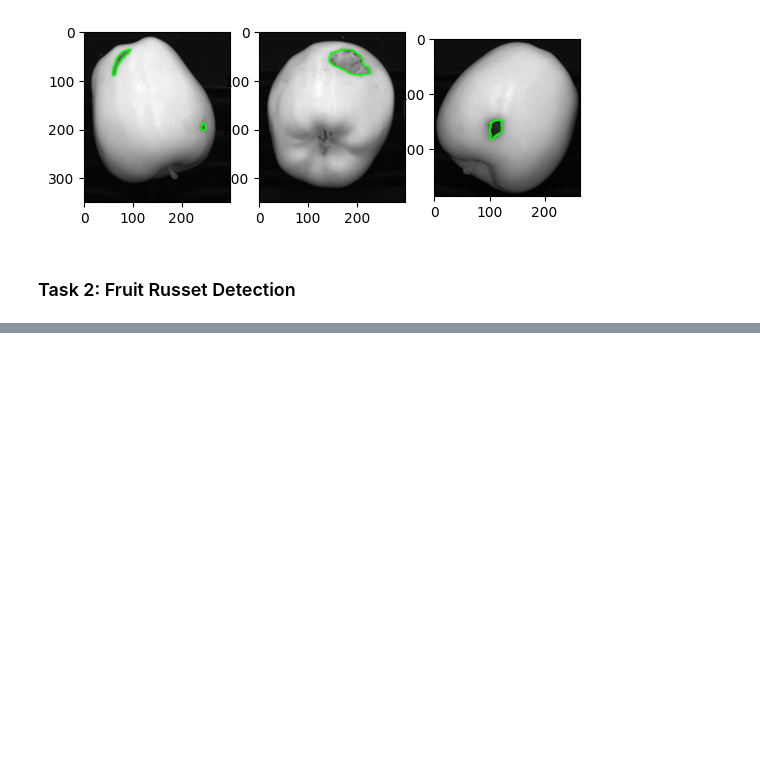
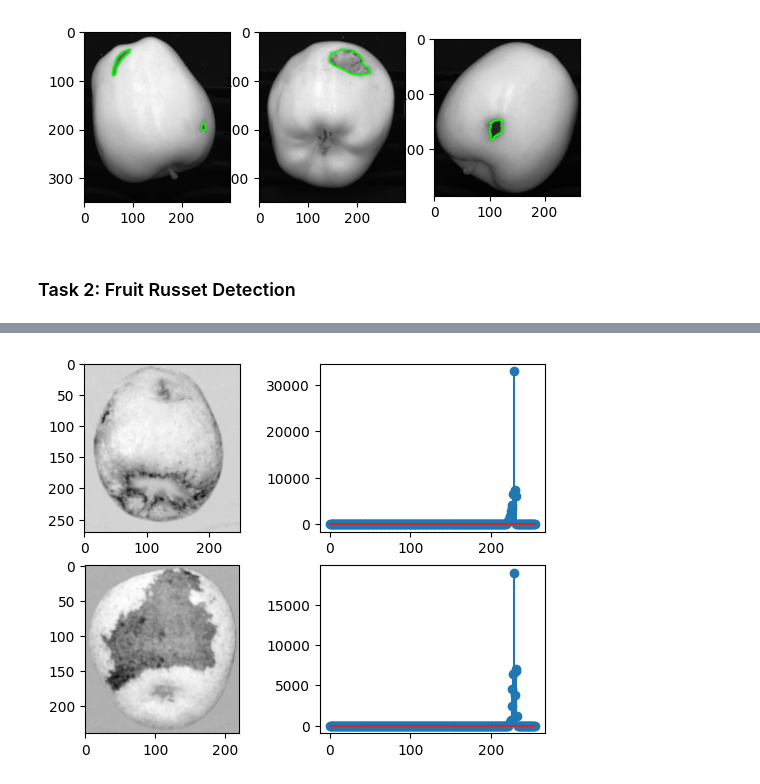
Before and after one commit to MirkoLegnini/Computer-Vision, a Jupyter notebook: Computer_Vision_Project.ipynb, the cells around one changed output, grey strips where cells are left out. Saved outputs shown, nothing was run; the diff lists cells and outputs as text; code cells hidden in the pictures; blank space fills up the shorter version.

```diff
--- a/Computer_Vision_Project.ipynb
+++ b/Computer_Vision_Project.ipynb
@@ -116,0 +173,16 @@ plt.show()
+# %%
+exp_imgs = []
+
+for i in range (2):
+    mahal_img_blurred = cv2.GaussianBlur(np.copy(mahal_imgs[i]), [0,0], 1, None, 1)
+    exp_img = CVP.exponential_operator(mahal_img_blurred, 0.02)
+    exp_hist_mahal,bins_mahal = np.histogram(exp_img.flatten(),256,[0,256])
+    exp_imgs.append(exp_img)
+
+    plt.subplot(2,2,i*2+1)
+    plt.imshow(exp_img, cmap="gray")
+    plt.subplot(2,2,i*2+2)
+    plt.stem(exp_hist_mahal)
+plt.show()
+# %% [output]
+[figure, added]
```
Also changed, not shown: parts of 6 cells of this notebook, 1 other file.
